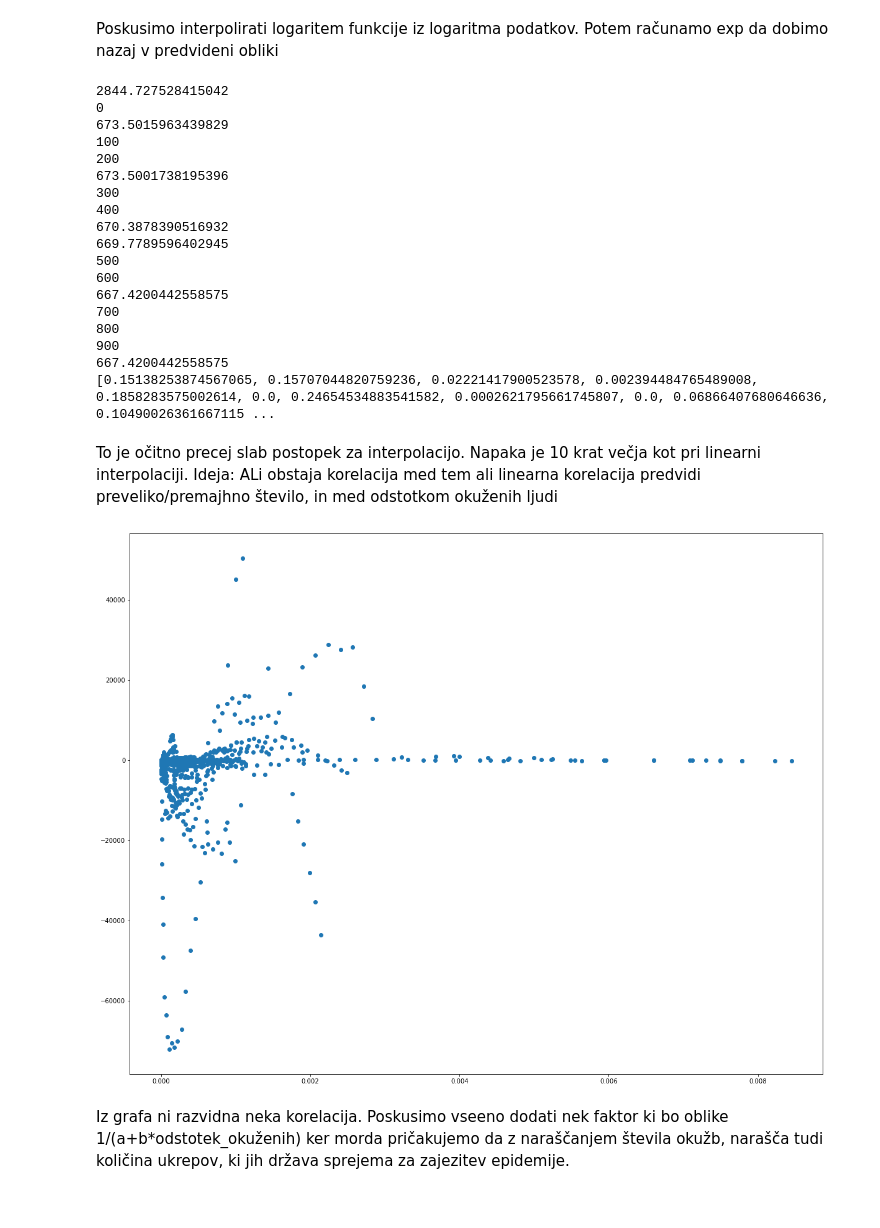
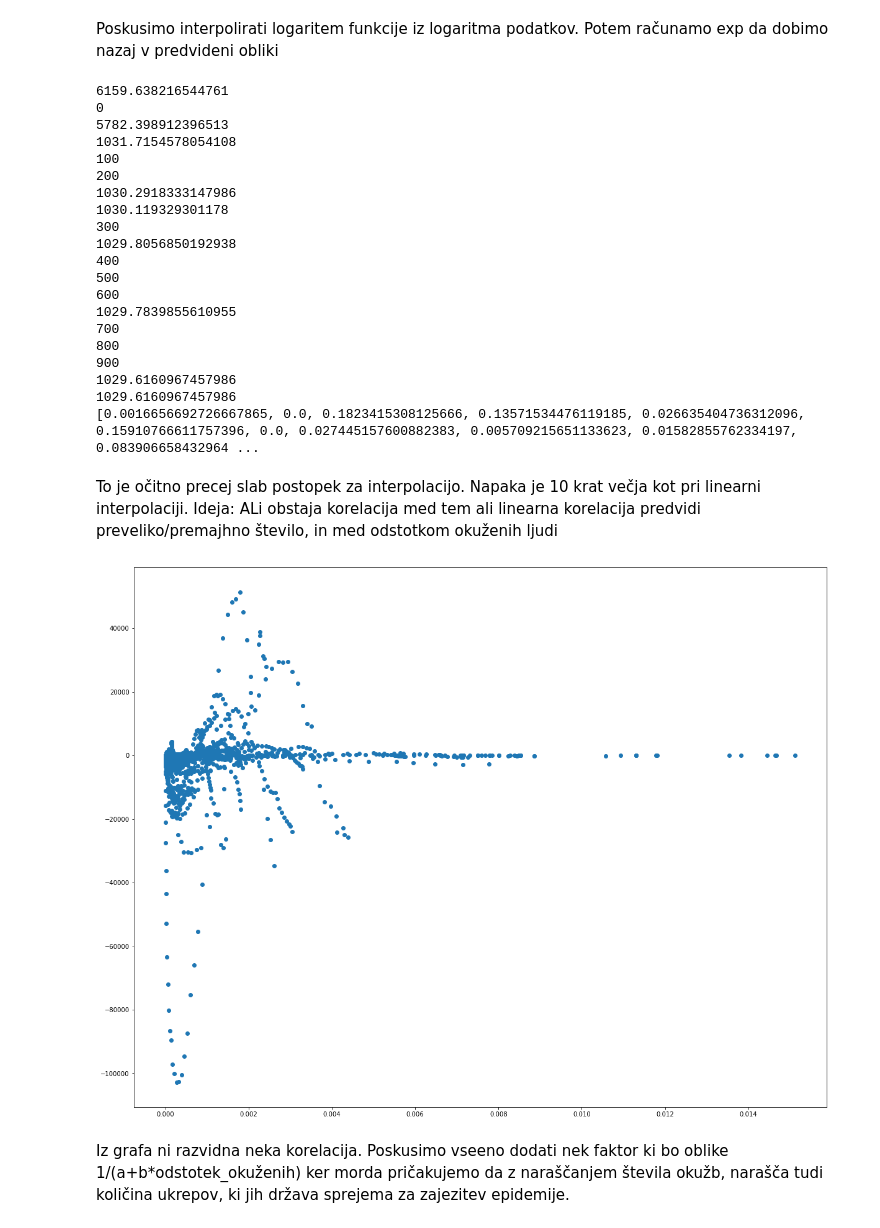
Before and after one commit to grekiki/COVID-19, a Jupyter notebook: next_week.ipynb, the cells around one changed output. Saved outputs shown, nothing was run; the diff lists cells and outputs as text; code cells hidden in the pictures.

```diff
--- a/next_week.ipynb
+++ b/next_week.ipynb
@@ -6,7 +26,7 @@ import numpy as np
 import matplotlib.pyplot as plt
 import math
 plt.rcParams["figure.figsize" ] = [20, 16]
-input_length=14#koliko dni do danes dobimo podatke?
+input_length=16#koliko dni do danes dobimo podatke?
 output_distance=7#za koliko dni vnaprej moramo napovedati stanje?
 sample_length=input_length+output_distance
 # %% [markdown]
@@ -94,13 +96,14 @@ def err(x,a):
 Napišemo si funkcijo ki oceni nek (model?) algoritem.
 # %%
 class Data_segment:
-    def __init__(self,input_list,name,population):
+    def __init__(self,input_list,name,population,row):
         assert len(input_list)==sample_length
         self.input=input_list[0:input_length]
         self.output=input_list[-1]
         self.raw=input_list[:]
         self.name=name
         self.population=population
+        self.row=row
 # %%
 def input_generator():
     inputs=[]
@@ -108,7 +111,7 @@ def input_generator():
         for c in range(len(series[row])-sample_length):
             if series[row][c]>50:#Vsaj 50 okužb da začnemo analizirati podatke
                 list=series[row][c:c+sample_length]
-                inputs.append(Data_segment(list,names[row],population[row]))
+                inputs.append(Data_segment(list,names[row],population[row],row))
                 #print(row)
     return inputs
 # %%
@@ -181,12 +184,14 @@ def generate_fit_from_weights_linear(w):
 
 def generate_good_linear_interpolation():
     weights=[0 for i in range(input_length)]#Recimo [0,0,0,0] da prvo funkcijo ki vedno vrne 0, [1,0,0,0] pa da funckijo ki gleda včeraj
+    weights[0]=1+output_distance
+    weights[1]=-output_distance
     best=evaluate(generate_fit_from_weights_linear(weights))
-    #print(best)
+    print(best)
     last=0
     w=0.5#velikost "povprečne" spremembe
-    for i in range(1000):
-        if(i%100==0):
+    for i in range(25000):
+        if(i%400==0):
             print(i)
         while(True):
             p=random.randrange(len(weights))
@@ -198,10 +203,10 @@ def generate_good_linear_interpolation():
         #print(str(weights)+" "+str(curr))
         if(curr<best):
             best=curr
-            if i-last>30:
+            if i-last>200:
                 last=i
-                #print(curr)
-                #print(weights)
+                print(curr)
+                print(weights)
         else:
             weights[p]-=change
     print(best)
@@ -338,38 +352,44 @@ def generate_good_exp_interpolation():
 
 exp_inter=generate_good_exp_interpolation()
 # %% [output]
-2844.727528415042
+6159.638216544761
 0
-673.5015963439829
+5782.398912396513
+1031.7154578054108
 100
 200
-673.5001738195396
+1030.2918333147986
+1030.119329301178
 300
+1029.8056850192938
 400
-670.3878390516932
-669.7789596402945
 500
 600
-667.4200442558575
+1029.7839855610955
 700
 800
 900
-667.4200442558575
-[0.15138253874567065, 0.15707044820759236, 0.02221417900523578, 0.002394484765489008, 0.1858283575002614, 0.0, 0.24654534883541582, 0.0002621795661745807, 0.0, 0.06866407680646636, 0.10490026361667115 ...
+1029.6160967457986
+1029.6160967457986
+[0.0016656692726667865, 0.0, 0.1823415308125666, 0.13571534476119185, 0.026635404736312096, 0.15910766611757396, 0.0, 0.027445157600882383, 0.005709215651133623, 0.01582855762334197, 0.083906658432964 ...
 # %% [markdown]
 To je očitno precej slab postopek za interpolacijo. Napaka je 10 krat večja kot pri linearni interpolaciji. Ideja: ALi obstaja korelacija med tem ali linearna korelacija predvidi preveliko/premajhno število, in med odstotkom okuženih ljudi
 # %%
 infection_per_million=[]
 error=[]
+error2=[]
 for input in inputs:
-    guess=good_linear_interpolation2(input.input,input.population)
+    guess=good_linear_interpolation(input.input,input.population)
+    #guess2=good_linear_interpolation2(input.input,input.population)
     real=input.output
     infection_per_million.append(input.input[-1]/input.population)
     error.append(guess-real)
+    #error2.append(guess2-real)
 plt.plot(infection_per_million,error, 'o',)
+#plt.plot(infection_per_million,error2, 'o',)
 plt.show()
 # %% [output]
-[figure, old version]
+[figure, new version]
 # %% [markdown]
 Iz grafa ni razvidna neka korelacija. Poskusimo vseeno dodati nek faktor ki bo oblike 1/(a+b*odstotek_okuženih) ker morda pričakujemo da z naraščanjem števila okužb, narašča tudi količina ukrepov, ki jih država sprejema za zajezitev epidemije.
 # %%
```
Also changed, not shown: parts of 27 cells of this notebook, 58 other files.
